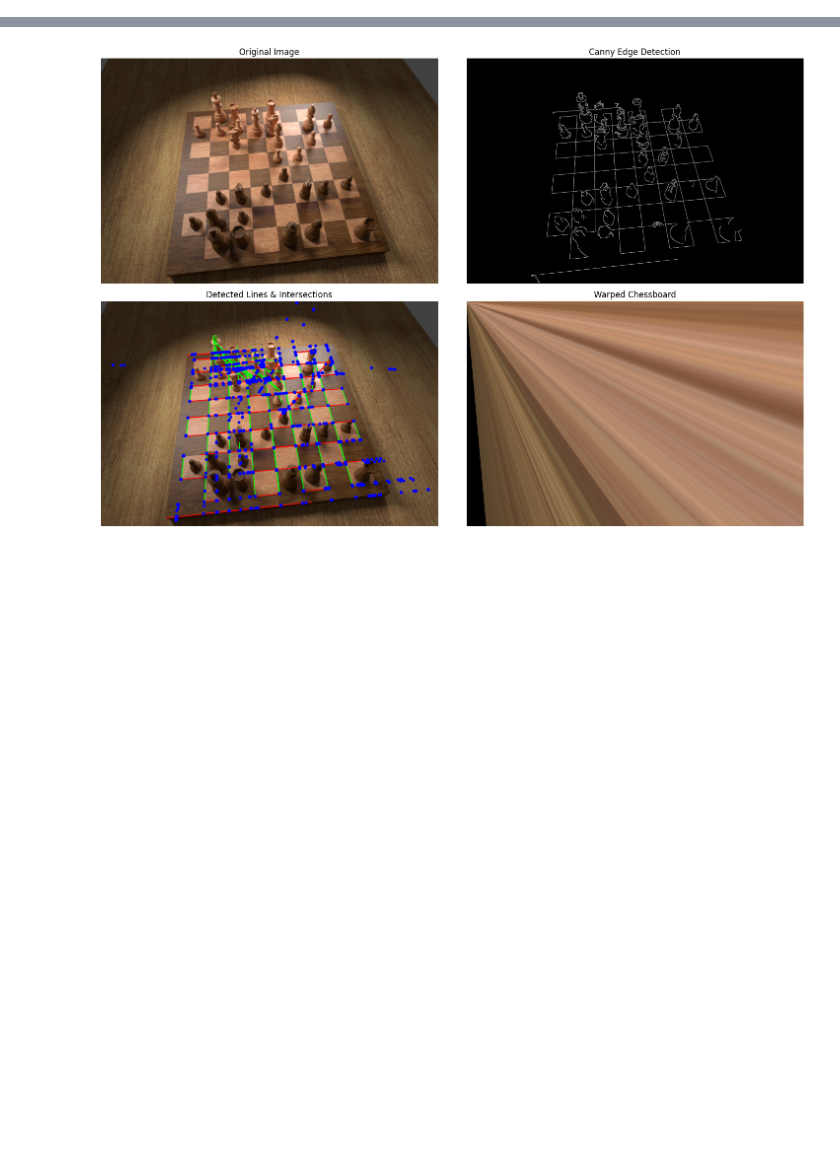
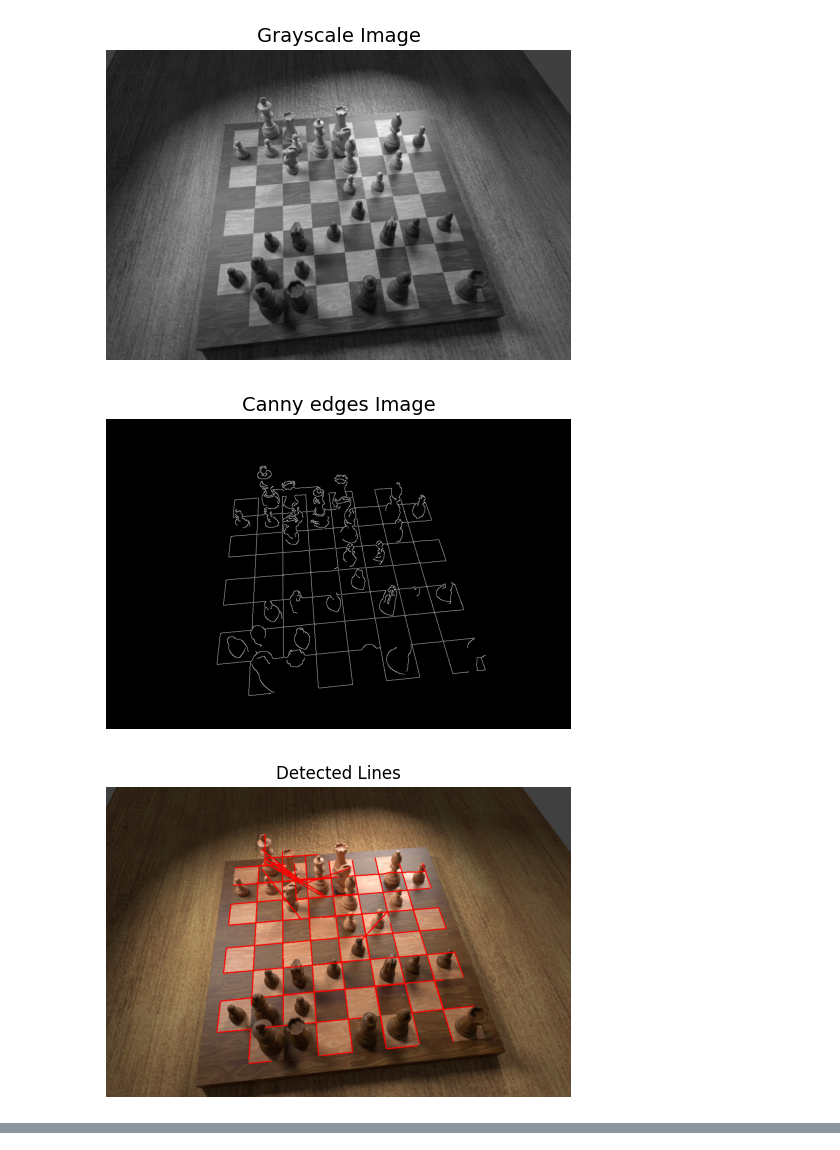
Before and after one commit to aladin20c/chess_computer_vision, a Jupyter notebook: version1.ipynb, the cells around one changed output, grey strips where cells are left out. Saved outputs shown, nothing was run; the diff lists cells and outputs as text; code cells hidden in the pictures; blank space fills up the shorter version.

```diff
--- a/version1.ipynb
+++ b/version1.ipynb
@@ -41,6 +78,12 @@ def calculate_line_angle(line):
 # %%
 def cluster_lines(lines):
-    """Cluster lines into horizontal and vertical groups using agglomerative clustering"""
+    """Cluster lines into horizontal and vertical groups using agglomerative clustering
+    Separate lines into horizontal and vertical groups
+    Calculates angles for all lines
+    Uses Agglomerative Clustering to group similar angles
+    Determines which cluster is horizontal vs vertical
+    Returns: Two lists - horizontal lines and vertical lines
+    """
     if lines is None:
         return [], []
 
@@ -103,7 +146,7 @@ def find_line_intersections(horizontal_lines, vertical_lines):
 
     return intersections
 # %%
-def compute_homography_ransac(intersections):
+def compute_homography_ransac(intersections, inlier_threshold=0.1):
     """Compute homography matrix using RANSAC-based approach"""
     if len(intersections) < 4:
         return None, []
@@ -146,7 +189,7 @@ def compute_homography_ransac(intersections):
                         rounded_x, rounded_y = round(x), round(y)
                         distance = np.sqrt((x - rounded_x)**2 + (y - rounded_y)**2)
 
-                        if distance < INLIER_THRESHOLD:
+                        if distance < inlier_threshold:
                             inliers.append(i)
 
                     if len(inliers) > len(best_inliers):
@@ -291,23 +334,58 @@ def main_board_localization(image_path):
     visualize_results(img_rgb, edges, lines_img, intersections, warped_img)
 
     return H, warped_img, intersections
+# %%
+def show_image(image, title=None):
+    """
+    Display an image in a Jupyter notebook with an optional title.
+
+    Parameters:
+        image (numpy.ndarray or PIL.Image): The image to display.
+        title (str, optional): The title of the image.
+    """
+    plt.figure(figsize=(6, 6))
+
+    if image.ndim == 2:  # Grayscale
+        plt.imshow(image, cmap='gray')
+    elif image.ndim == 3 and image.shape[2] == 3:  # RGB
+        plt.imshow(image)
+    else:
+        raise ValueError("Image must be either RGB (H, W, 3) or grayscale (H, W).")
+
+    if title:
+        plt.title(title, fontsize=14)
+    plt.axis('off')
+    plt.show()
 # %%
 image_path = "chess_board.jpeg"
 
 try:
+    img, img_rgb, gray = preprocess_image(image_path)
+    show_image(gray, title="Grayscale Image")
+    edges = detect_edges(gray,threshold1=10, threshold2=200)
+    show_image(edges, title="Canny edges Image")
+    lines = detect_lines(edges, hough_threshold=50, min_line_length=50, max_line_gap=20)
+    show_lines(img_rgb, lines, title="Detected Lines")
+
+
+
+
     H, warped_img, intersections = main_board_localization(image_path)
     if H is not None:
         print("\nHomography Matrix:")
         print(H)
         print(f"\nChessboard localization completed successfully!")
         print(f"Found {len(intersections)} intersection points")
     else:
         print("\nChessboard localization failed. Try adjusting parameters or using a different image.")
 
 except Exception as e:
     print(f"Error: {e}")
     print("Make sure the image path is correct and the image contains a clear chessboard.")
 # %% [output]
+[figure, new version]
+[figure, added]
+[figure, added]
 Step 1: Loading and preprocessing image...
 Step 2: Edge detection...
 Step 3: Line detection...
@@ -322,3 +400,2 @@ Found 2029 inlier points
 Step 7: Recovering missing lines if needed...
 Step 8: Visualizing results...
-[figure, old version]
```
Also changed, not shown: parts of 3 cells of this notebook.
